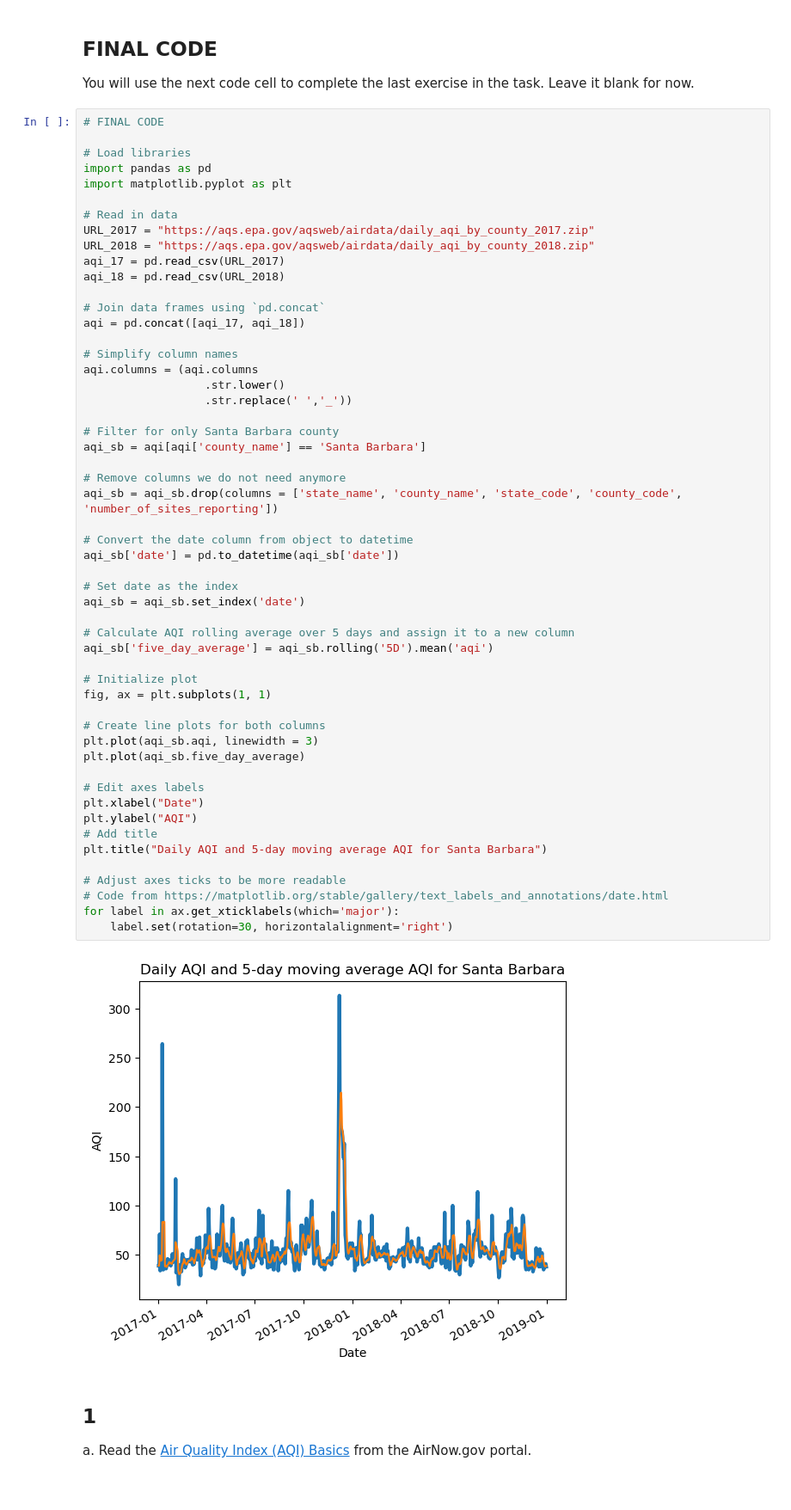
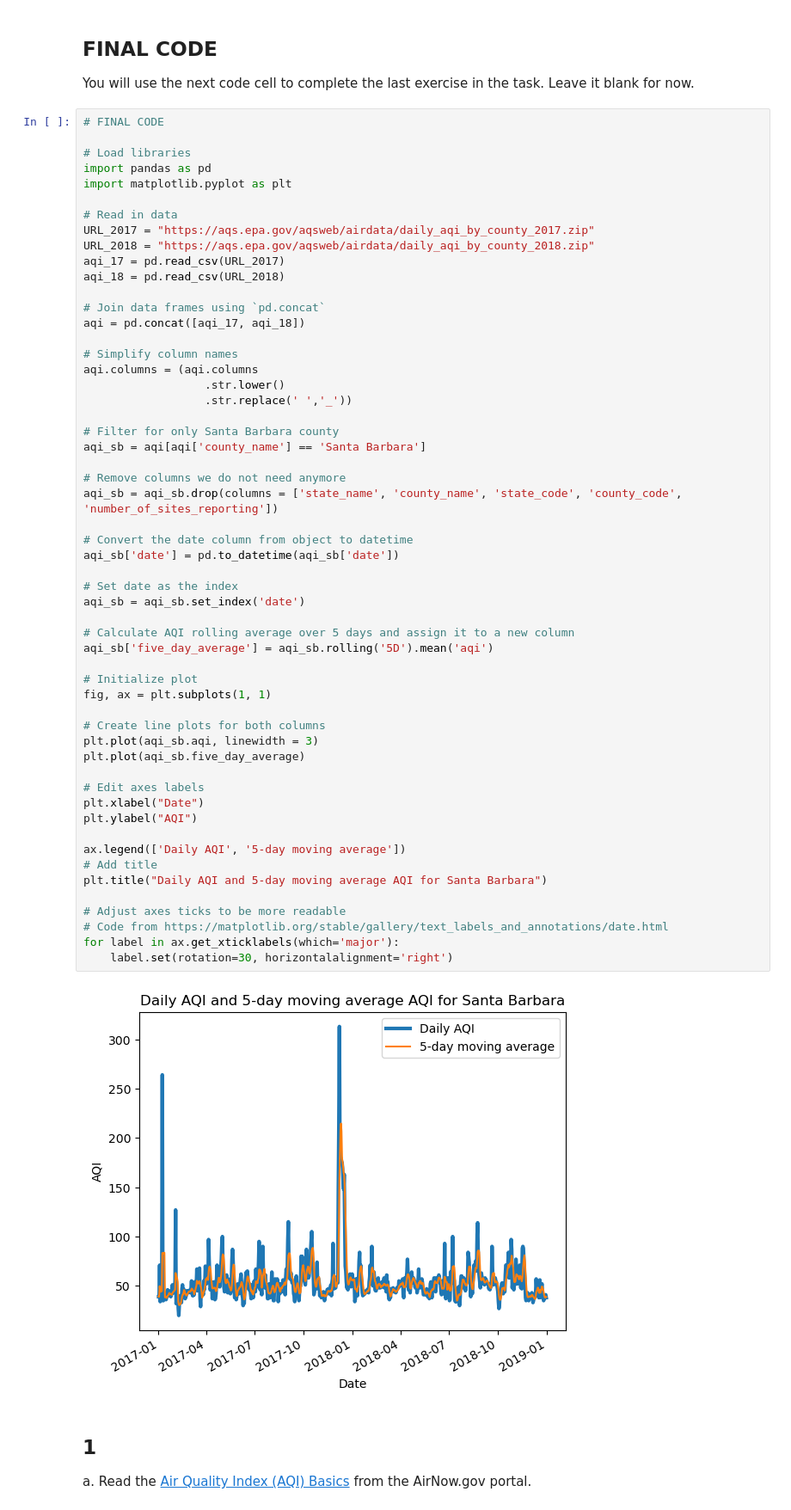
Before and after one commit to lsdixit/eds220-hwk2, a Jupyter notebook: task3/hwk2-task3-aqi.ipynb, the cells around one changed output. Shown at 86% size. Drawn from its saved outputs; the diff is of its cells as text.

```diff
--- a/task3/hwk2-task3-aqi.ipynb
+++ b/task3/hwk2-task3-aqi.ipynb
@@ -58,34 +58,36 @@ aqi_sb = aqi[aqi['county_name'] == 'Santa Barbara']
 # Remove columns we do not need anymore
 aqi_sb = aqi_sb.drop(columns = ['state_name', 'county_name', 'state_code', 'county_code', 'number_of_sites_reporting'])
 
 # Convert the date column from object to datetime
 aqi_sb['date'] = pd.to_datetime(aqi_sb['date'])
 
 # Set date as the index
 aqi_sb = aqi_sb.set_index('date')
 
 # Calculate AQI rolling average over 5 days and assign it to a new column
 aqi_sb['five_day_average'] = aqi_sb.rolling('5D').mean('aqi')
 
 # Initialize plot
 fig, ax = plt.subplots(1, 1)
 
 # Create line plots for both columns
 plt.plot(aqi_sb.aqi, linewidth = 3)
 plt.plot(aqi_sb.five_day_average)
 
 # Edit axes labels
 plt.xlabel("Date")
 plt.ylabel("AQI")
+
+ax.legend(['Daily AQI', '5-day moving average'])
 # Add title
 plt.title("Daily AQI and 5-day moving average AQI for Santa Barbara")
 
 # Adjust axes ticks to be more readable
 # Code from https://matplotlib.org/stable/gallery/text_labels_and_annotations/date.html
 for label in ax.get_xticklabels(which='major'):
     label.set(rotation=30, horizontalalignment='right')
 # %% [output]
-[figure, old version]
+[figure, new version]
 # %% [markdown]
 ## 1
 
```
Also changed, not shown: 1 other file.
